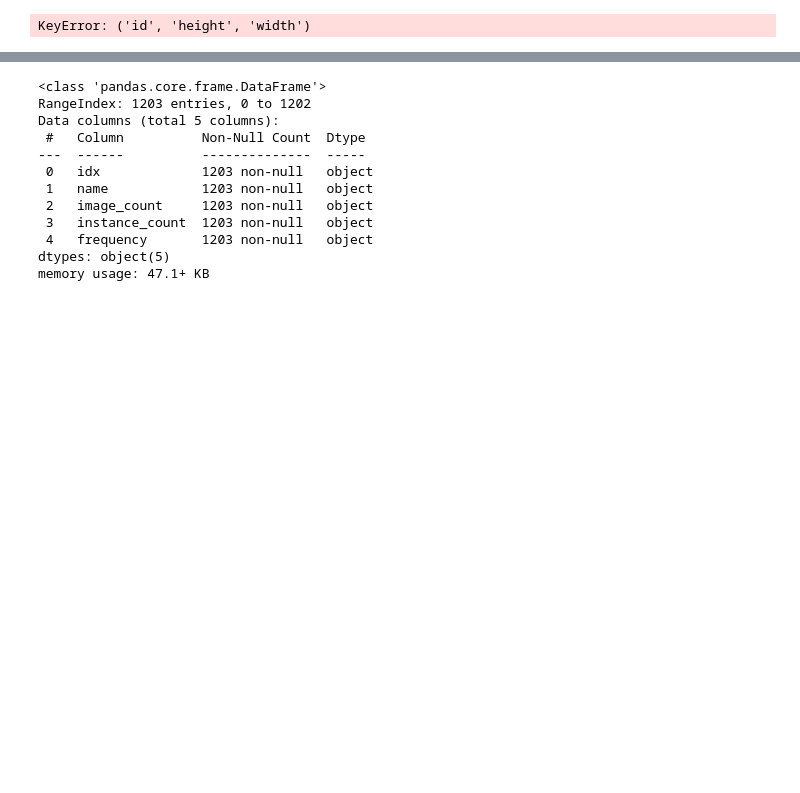
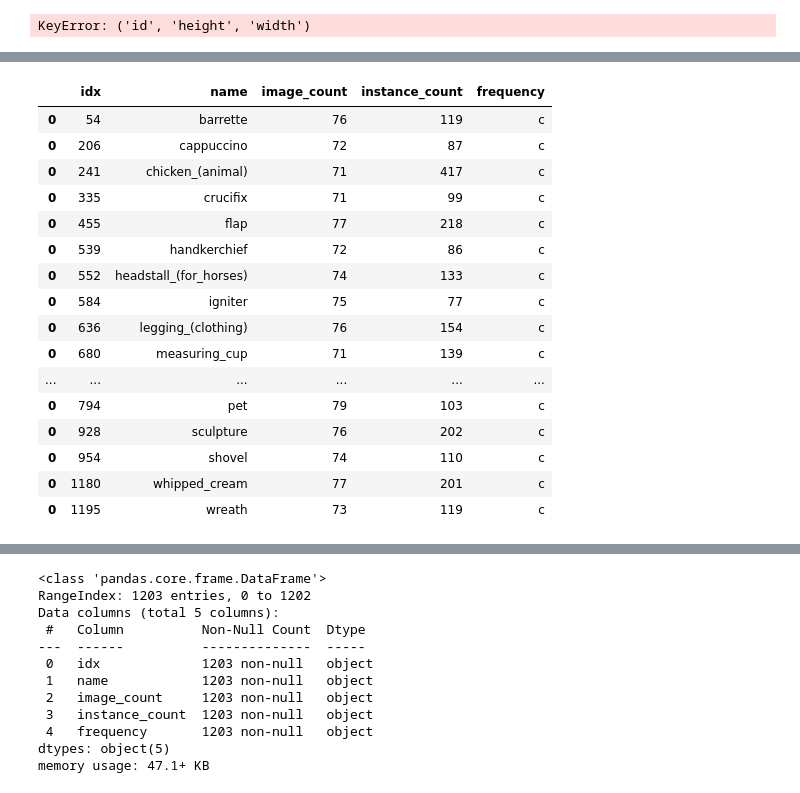
Before and after one commit to alexxcollins/INM705_CW_Collins_Velagala, a Jupyter notebook: notebooks/Data_exploration.ipynb, the cells around one changed output, grey strips where cells are left out. Cells and saved outputs as stored; diff of their text form; code cells hidden in the pictures; blank space fills up the shorter version.

```diff
--- a/notebooks/Data_exploration.ipynb
+++ b/notebooks/Data_exploration.ipynb
@@ -143,0 +150,20 @@ cat_val_df.head()
+# %%
+cat_val_df[(cat_val_df.image_count > 70) & (cat_val_df.image_count < 80)]
+# %% [output]
+|  | idx | name | image_count | instance_count | frequency |
+| 0 | 54 | barrette | 76 | 119 | c |
+| 0 | 206 | cappuccino | 72 | 87 | c |
+| 0 | 241 | chicken_(animal) | 71 | 417 | c |
+| 0 | 335 | crucifix | 71 | 99 | c |
+| 0 | 455 | flap | 77 | 218 | c |
+| 0 | 539 | handkerchief | 72 | 86 | c |
+| 0 | 552 | headstall_(for_horses) | 74 | 133 | c |
+| 0 | 584 | igniter | 75 | 77 | c |
+| 0 | 636 | legging_(clothing) | 76 | 154 | c |
+| 0 | 680 | measuring_cup | 71 | 139 | c |
+| ... | ... | ... | ... | ... | ... |
+| 0 | 794 | pet | 79 | 103 | c |
+| 0 | 928 | sculpture | 76 | 202 | c |
+| 0 | 954 | shovel | 74 | 110 | c |
+| 0 | 1180 | whipped_cream | 77 | 201 | c |
+| 0 | 1195 | wreath | 73 | 119 | c |
```
Also changed, not shown: parts of 13 cells of this notebook.
